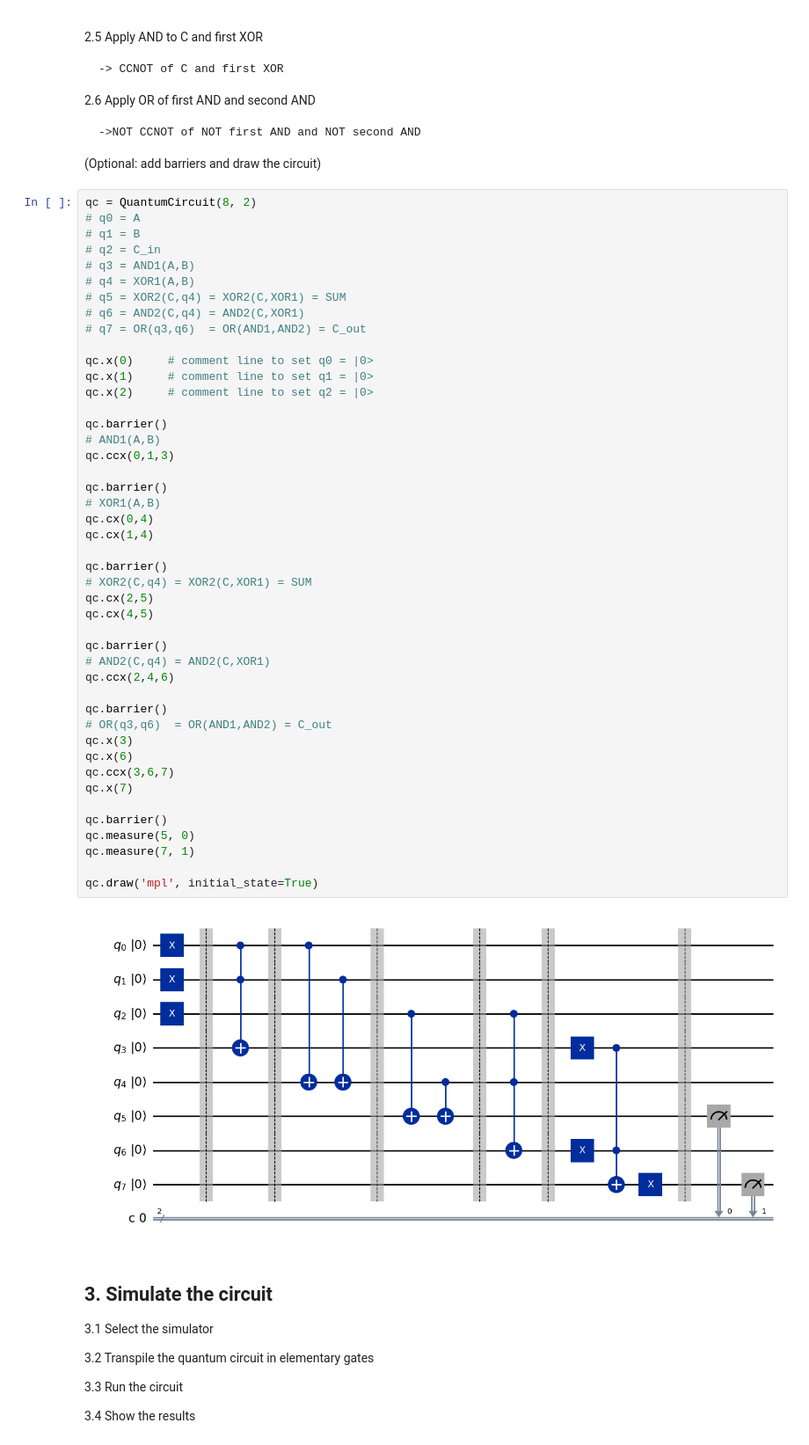
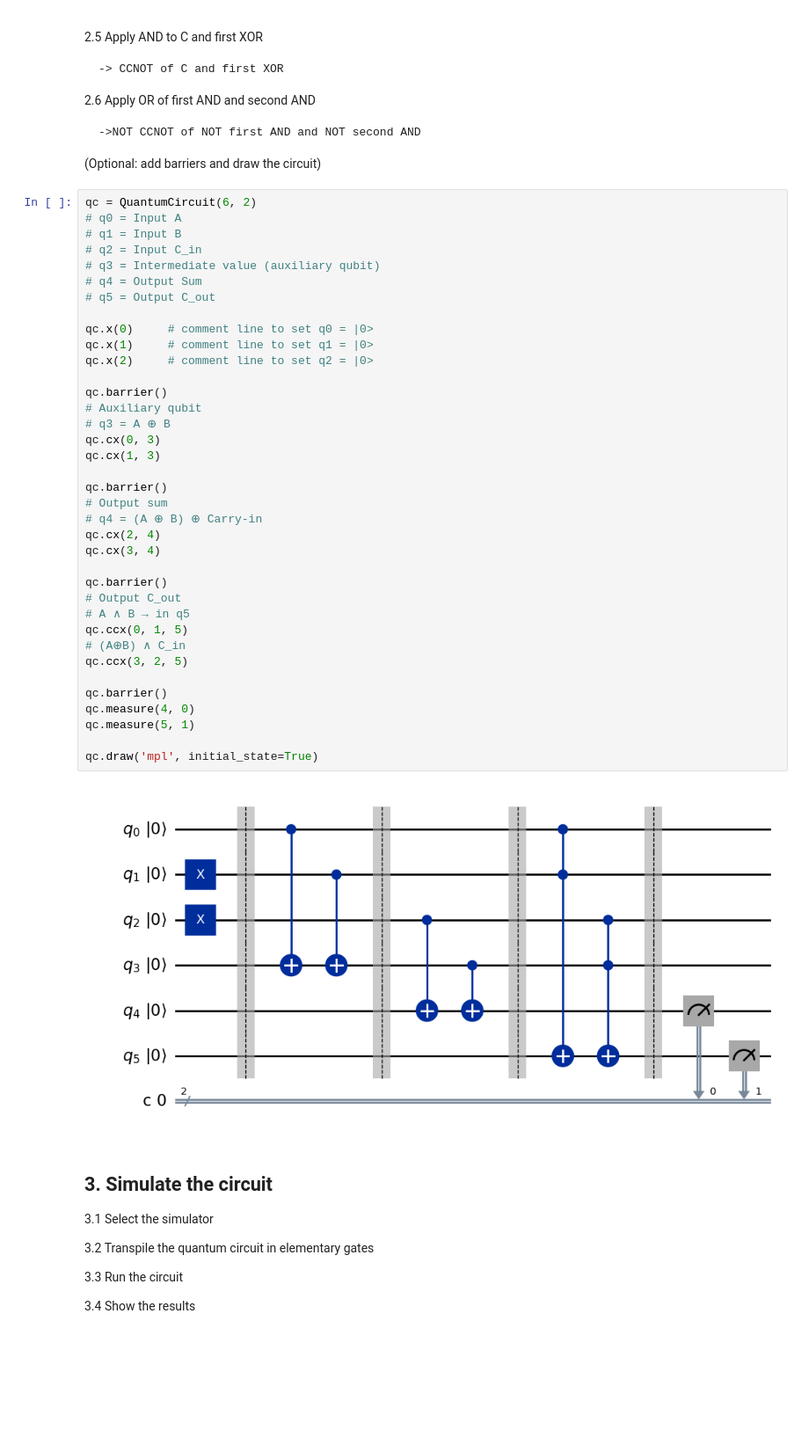
Before and after one commit to leki001/quantum-circuits-bachelor, a Jupyter notebook: notebooks/ThesisCircuits/FullAdder.ipynb, the cells around one changed output. Shown at 88% size. Saved outputs shown, nothing was run; the diff lists cells and outputs as text; blank space fills up the shorter version.

```diff
--- a/notebooks/ThesisCircuits/FullAdder.ipynb
+++ b/notebooks/ThesisCircuits/FullAdder.ipynb
@@ -35,52 +35,44 @@ from qiskit.visualization import plot_histogram
 
 (Optional: add barriers and draw the circuit)
 # %%
-qc = QuantumCircuit(8, 2)
-# q0 = A
-# q1 = B
-# q2 = C_in
-# q3 = AND1(A,B)
-# q4 = XOR1(A,B)
-# q5 = XOR2(C,q4) = XOR2(C,XOR1) = SUM
-# q6 = AND2(C,q4) = AND2(C,XOR1)
-# q7 = OR(q3,q6)  = OR(AND1,AND2) = C_out
+qc = QuantumCircuit(6, 2)
+# q0 = Input A
+# q1 = Input B
+# q2 = Input C_in
+# q3 = Intermediate value (auxiliary qubit)
+# q4 = Output Sum
+# q5 = Output C_out
 
 qc.x(0)     # comment line to set q0 = |0>
 qc.x(1)     # comment line to set q1 = |0>
 qc.x(2)     # comment line to set q2 = |0>
 
 qc.barrier()
-# AND1(A,B)
-qc.ccx(0,1,3)
+# Auxiliary qubit
+# q3 = A ⊕ B
+qc.cx(0, 3)
+qc.cx(1, 3)
 
 qc.barrier()
-# XOR1(A,B)
-qc.cx(0,4)
-qc.cx(1,4)
+# Output sum
+# q4 = (A ⊕ B) ⊕ Carry-in
+qc.cx(2, 4)
+qc.cx(3, 4)
 
 qc.barrier()
-# XOR2(C,q4) = XOR2(C,XOR1) = SUM
-qc.cx(2,5)
-qc.cx(4,5)
+# Output C_out
+# A ∧ B → in q5
+qc.ccx(0, 1, 5)
+# (A⊕B) ∧ C_in
+qc.ccx(3, 2, 5)
 
 qc.barrier()
-# AND2(C,q4) = AND2(C,XOR1)
-qc.ccx(2,4,6)
-
-qc.barrier()
-# OR(q3,q6)  = OR(AND1,AND2) = C_out
-qc.x(3)
-qc.x(6)
-qc.ccx(3,6,7)
-qc.x(7)
-
-qc.barrier()
-qc.measure(5, 0)
-qc.measure(7, 1)
+qc.measure(4, 0)
+qc.measure(5, 1)
 
 qc.draw('mpl', initial_state=True)
 # %% [output]
-[figure, old version]
+[figure, new version]
 # %% [markdown]
 ## 3. Simulate the circuit
 3.1 Select the simulator
```
Also changed, not shown: parts of 1 cell of this notebook, 3 other files.
